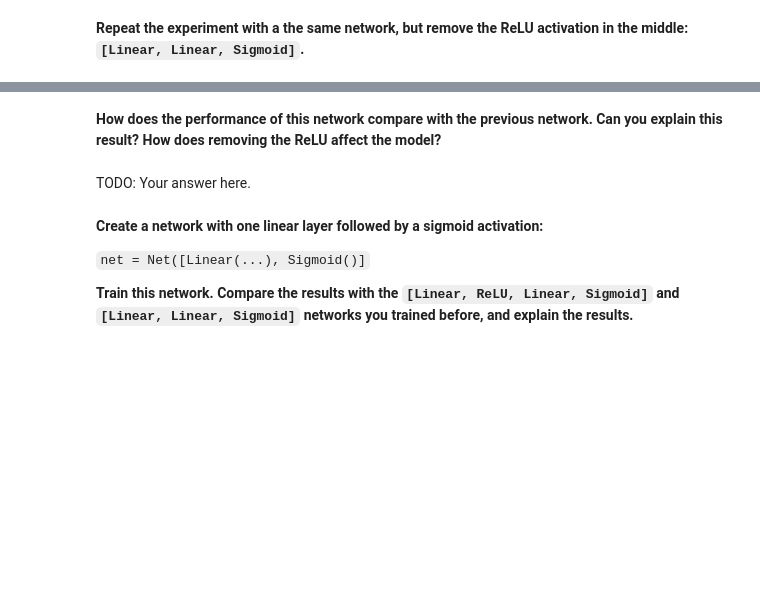
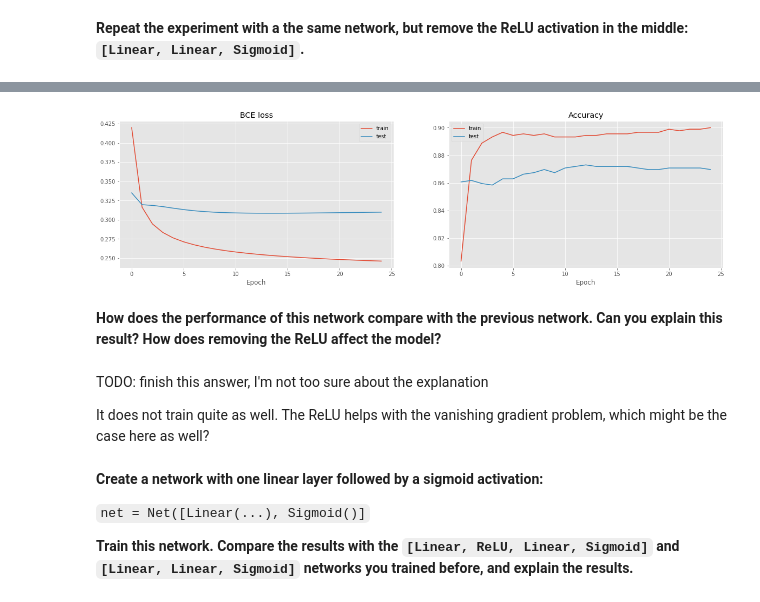
Before and after one commit to NienkeWessel/RadboudDeepLearning, a Jupyter notebook: deep-learning-assignment-1.ipynb, the cells around one changed output, grey strips where cells are left out. Drawn from its saved outputs; the diff is of its cells as text; code cells hidden in the pictures; blank space fills up the shorter version.

```diff
--- a/deep-learning-assignment-1.ipynb
+++ b/deep-learning-assignment-1.ipynb
@@ -1010,0 +1032,14 @@ TODO: Your answer here.
+# %%
+# TODO: Your code here.
+# construct network
+net2 = Net([
+        Linear(64, 32),
+        Linear(32, 1),
+        Sigmoid()])
+
+# TODO: tune the hyperparameters
+fit(net2, x, y,
+    epochs = 25,
+    learning_rate = 0.01,
+    mb_size = 10)
+# %% [output]
@@ -1011,7 +1063,10 @@ TODO: Your answer here.
+[figure, added]
 # %% [markdown]
 **How does the performance of this network compare with the previous network. Can you explain this result? How does removing the ReLU affect the model?**
-# %% [markdown]
-TODO: Your answer here.
+# %% [markdown]
+TODO: finish this answer, I'm not too sure about the explanation
+
+It does not train quite as well. The ReLU helps with the vanishing gradient problem, which might be the case here as well?
 # %% [markdown]
 **Create a network with one linear layer followed by a sigmoid activation:**
 
```
Also changed, not shown: parts of 31 cells of this notebook.
